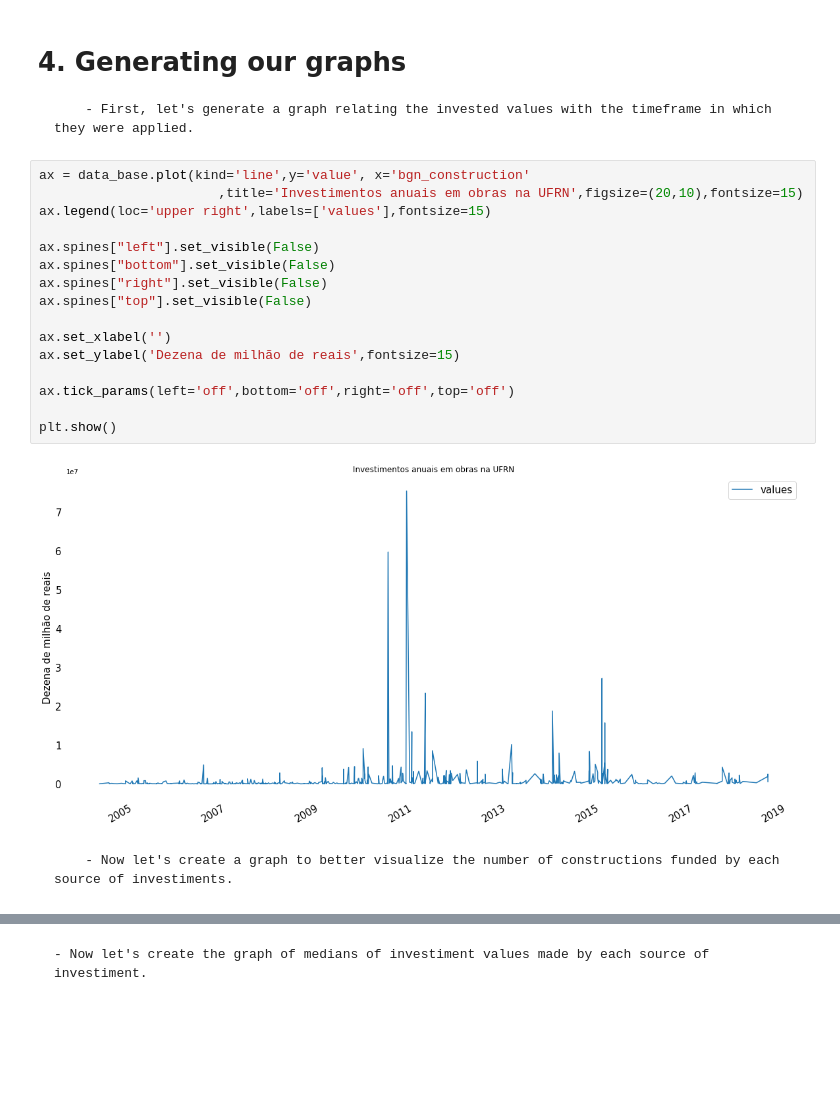
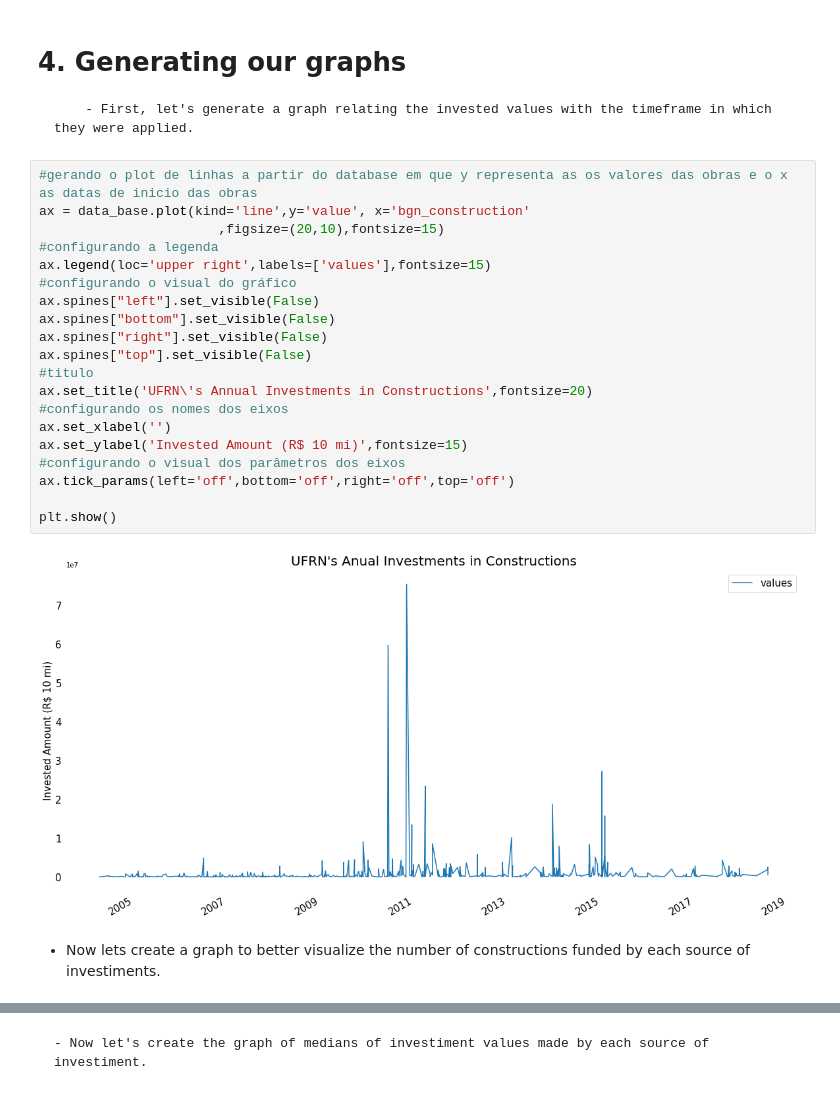
Before and after one commit to louisestella/DataAnalysis, a Jupyter notebook: real_prob_project.ipynb, the cells around one changed output, grey strips where cells are left out. Cells and saved outputs as stored; diff of their text form; blank space fills up the shorter version.

```diff
--- a/real_prob_project.ipynb
+++ b/real_prob_project.ipynb
@@ -121,23 +121,27 @@ data_base.loc[:]
 
         - First, let's generate a graph relating the invested values with the timeframe in which they were applied.
 # %%
+#gerando o plot de linhas a partir do database em que y representa as os valores das obras e o x as datas de inicio das obras
 ax = data_base.plot(kind='line',y='value', x='bgn_construction'
-                       ,title='Investimentos anuais em obras na UFRN',figsize=(20,10),fontsize=15)
+                       ,figsize=(20,10),fontsize=15)
+#configurando a legenda
 ax.legend(loc='upper right',labels=['values'],fontsize=15)
-
+#configurando o visual do gráfico
 ax.spines["left"].set_visible(False)
 ax.spines["bottom"].set_visible(False)
 ax.spines["right"].set_visible(False)
 ax.spines["top"].set_visible(False)
-
+#titulo
+ax.set_title('UFRN\'s Annual Investments in Constructions',fontsize=20)
+#configurando os nomes dos eixos
 ax.set_xlabel('')
-ax.set_ylabel('Dezena de milhão de reais',fontsize=15)
-
+ax.set_ylabel('Invested Amount (R$ 10 mi)',fontsize=15)
+#configurando o visual dos parâmetros dos eixos
 ax.tick_params(left='off',bottom='off',right='off',top='off')
 
 plt.show()
 # %% [output]
-[figure, old version]
+[figure, new version]
 # %% [markdown]
-        - Now let's create a graph to better visualize the number of constructions funded by each source of investiments.
+- Now lets create a graph to better visualize the number of constructions funded by each source of investiments.
 # %%
```
Also changed, not shown: parts of 4 cells of this notebook.
